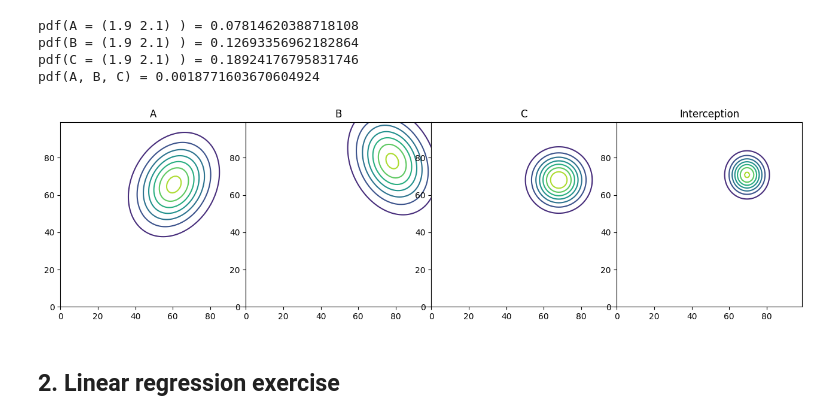
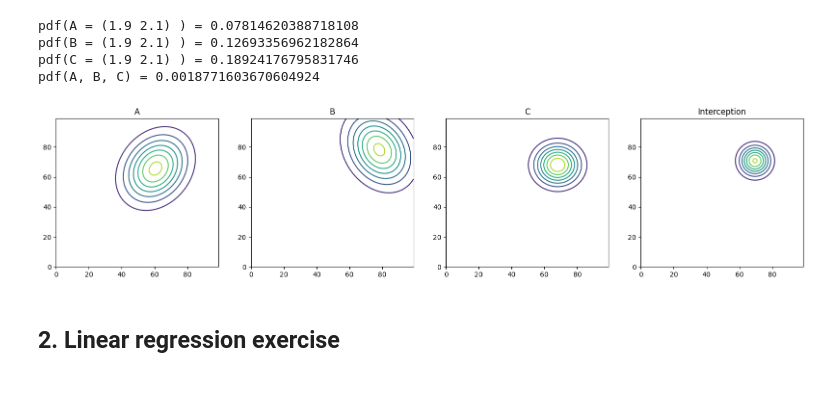
Before and after one commit to Leo00010011/FMLCV, a Jupyter notebook: Assignment1_pack/Assignment1_students.ipynb, the cells around one changed output. Drawn from its saved outputs; the diff is of its cells as text; code cells hidden in the pictures; blank space fills up the shorter version.

Commit message:
making plots pretiers

```diff
--- a/Assignment1_pack/Assignment1_students.ipynb
+++ b/Assignment1_pack/Assignment1_students.ipynb
@@ -171,36 +173,35 @@ pdf(A, B, C) = 0.0018771603670604924
 # %%
 
 def plot_contour(mean_list, cov_list, names, size, min,max):
     x = np.linspace(min,max,size)
     xx, yy = np.meshgrid(x,x)
     # Compute pdf
     pdf_list = []
     for mean, cov in zip(mean_list, cov_list):
         img = np.zeros((size, size))
         for i in range(size):
             for j in range(size):
                 v = np.asanyarray([xx[i,j],yy[i,j]])
                 img[i,j] = pda_multivariate_normal(mean,cov,v)
         pdf_list.append(img)
 
     # Compute interceptions
     inter = np.ones((size, size))
     for img in pdf_list:
         inter *= img
 
     # plot pdf
-    fig, axis = plt.subplots(1,len(pdf_list) + 1,figsize = ((len(pdf_list) + 1)*4, 4))
-    fig.subplots_adjust(wspace=0)
+    fig, axis = plt.subplots(1,len(pdf_list) + 1,figsize = ((len(pdf_list) + 1)*5, 4))
     for i, (pdf,name) in enumerate(zip(pdf_list,names)):
         axis[i].contour(pdf)
         axis[i].set_title(name)
 
     # plot interception
     axis[len(pdf_list)].contour(inter)
     axis[len(pdf_list)].set_title('Interception')
 plot_contour([mean_A,mean_B,mean_C],[cov_A,cov_B,cov_C], ['A','B','C'], 100,-4,4)
 # %% [output]
-[figure, old version]
+[figure, new version]
 # %% [markdown]
 ## 2. Linear regression exercise
 # %% [markdown]
```
Also changed, not shown: parts of 1 cell of this notebook.
